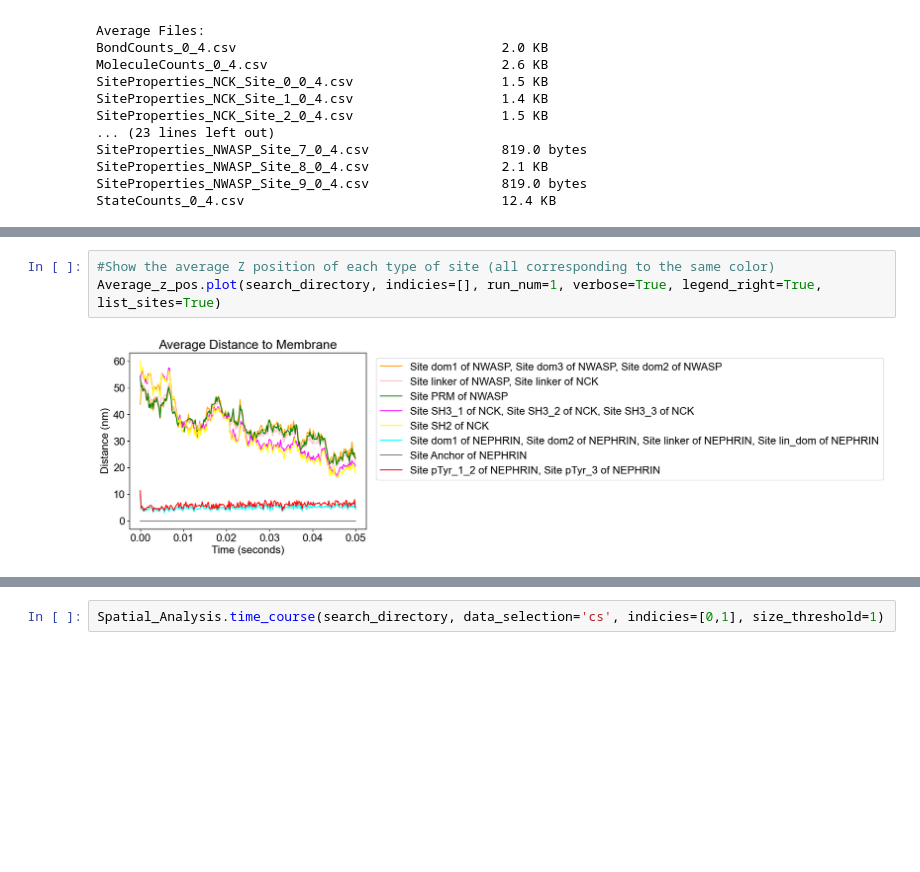
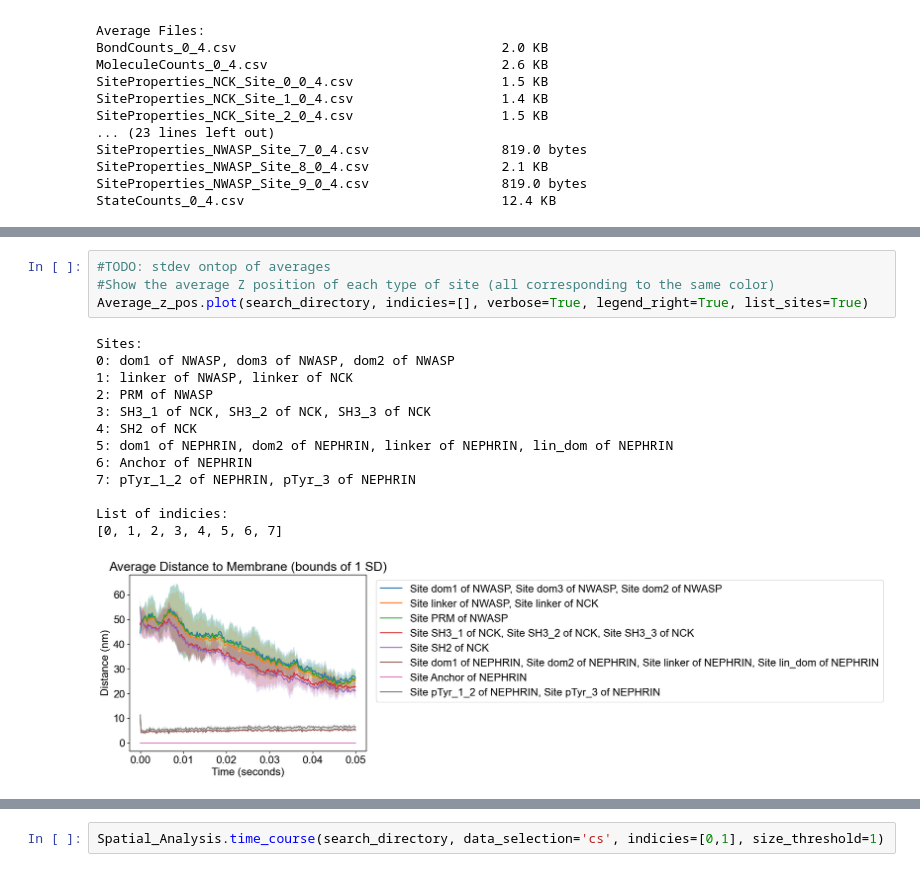
Before and after one commit to MolClustPy/SpringSaLaD-Python-Viz, a Jupyter notebook: demo.ipynb, the cells around one changed output, grey strips where cells are left out. Drawn from its saved outputs; the diff is of its cells as text; blank space fills up the shorter version.

```diff
--- a/demo.ipynb
+++ b/demo.ipynb
@@ -110,8 +147,21 @@ List of indicies:
 [figure]
 # %%
+#TODO: stdev ontop of averages
 #Show the average Z position of each type of site (all corresponding to the same color)
-Average_z_pos.plot(search_directory, indicies=[], run_num=1, verbose=True, legend_right=True, list_sites=True)
+Average_z_pos.plot(search_directory, indicies=[], verbose=True, legend_right=True, list_sites=True)
 # %% [output]
+Sites:
+0: dom1 of NWASP, dom3 of NWASP, dom2 of NWASP
+1: linker of NWASP, linker of NCK
+2: PRM of NWASP
+3: SH3_1 of NCK, SH3_2 of NCK, SH3_3 of NCK
+4: SH2 of NCK
+5: dom1 of NEPHRIN, dom2 of NEPHRIN, linker of NEPHRIN, lin_dom of NEPHRIN
+6: Anchor of NEPHRIN
+7: pTyr_1_2 of NEPHRIN, pTyr_3 of NEPHRIN
+
+List of indicies:
+[0, 1, 2, 3, 4, 5, 6, 7]
-[figure, old version]
+[figure, new version]
 # %%
 #Shorten legend with Verbose=False and set list_sites=False so only the graph is displayed
```
Also changed, not shown: parts of 12 cells of this notebook, 25 other files.
